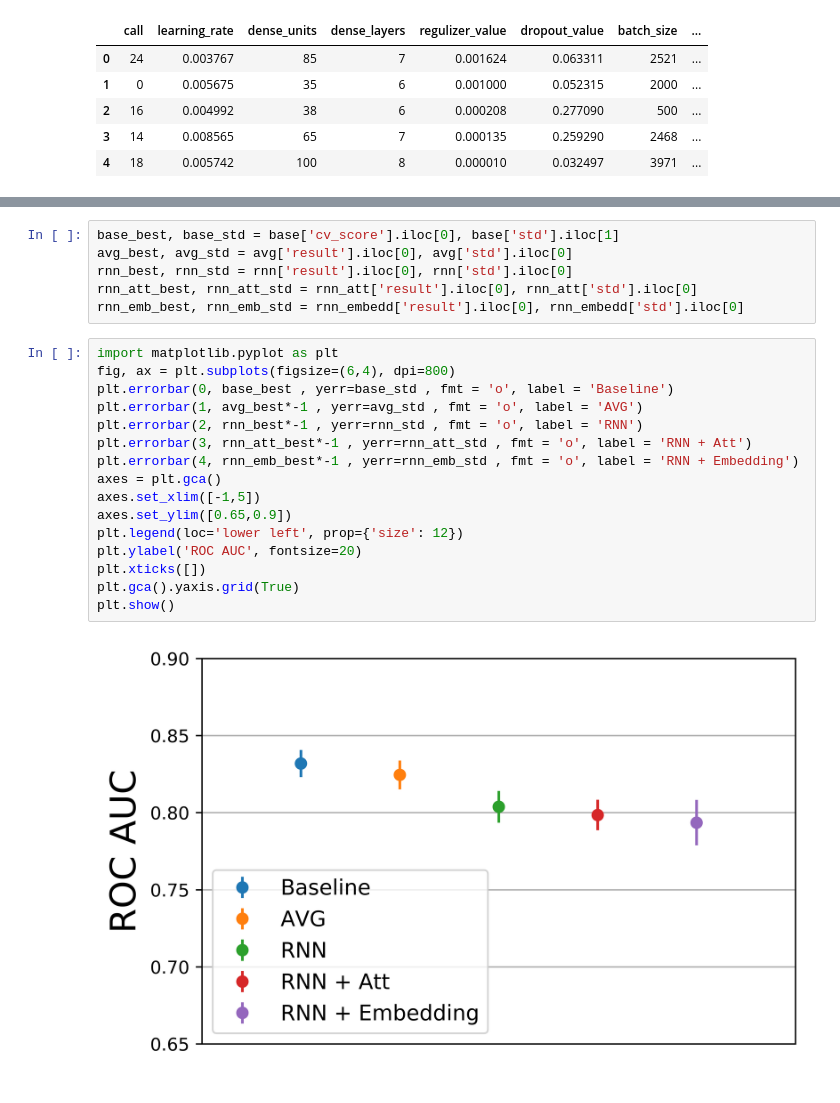
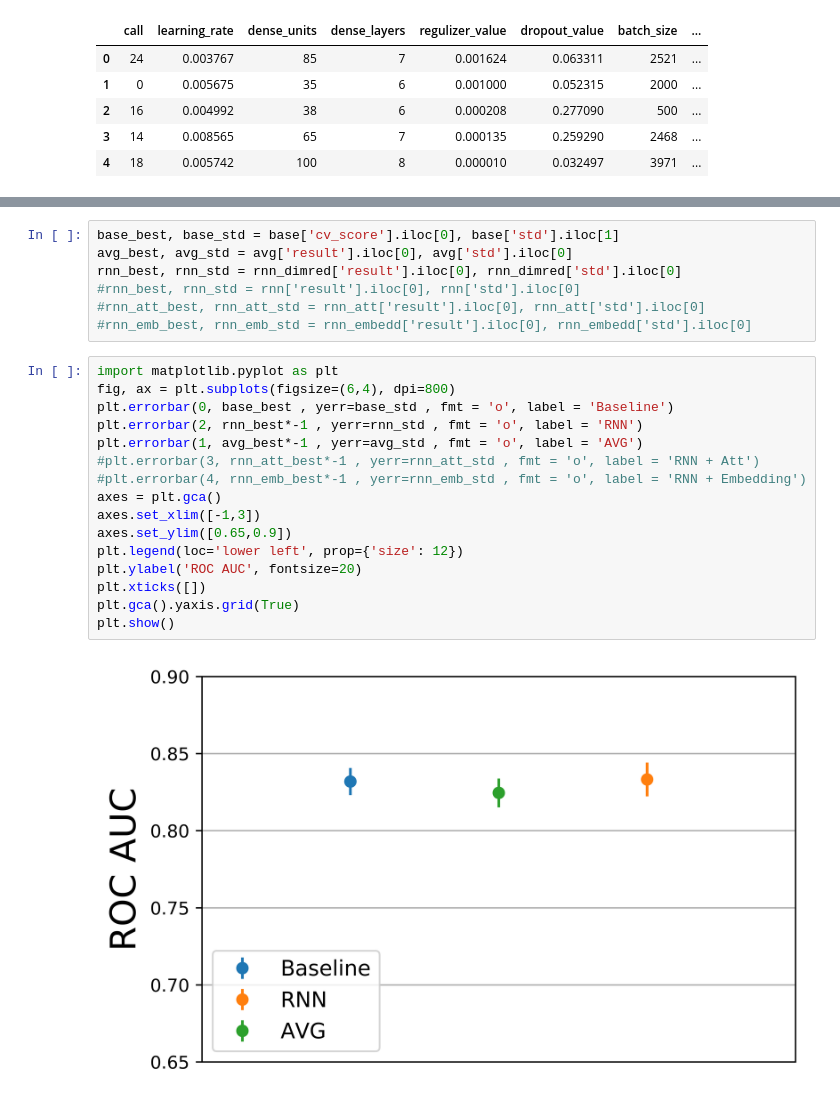
Before and after one commit to llayer/AIErrorLogAnalysis, a Jupyter notebook: training/print_json.ipynb, the cells around one changed output, grey strips where cells are left out. Saved outputs shown, nothing was run; the diff lists cells and outputs as text.

```diff
--- a/training/print_json.ipynb
+++ b/training/print_json.ipynb
@@ -50,24 +70,25 @@ rnn_dimred.head()
 # %%
 base_best, base_std = base['cv_score'].iloc[0], base['std'].iloc[1]
 avg_best, avg_std = avg['result'].iloc[0], avg['std'].iloc[0]
-rnn_best, rnn_std = rnn['result'].iloc[0], rnn['std'].iloc[0]
-rnn_att_best, rnn_att_std = rnn_att['result'].iloc[0], rnn_att['std'].iloc[0]
-rnn_emb_best, rnn_emb_std = rnn_embedd['result'].iloc[0], rnn_embedd['std'].iloc[0]
+rnn_best, rnn_std = rnn_dimred['result'].iloc[0], rnn_dimred['std'].iloc[0]
+#rnn_best, rnn_std = rnn['result'].iloc[0], rnn['std'].iloc[0]
+#rnn_att_best, rnn_att_std = rnn_att['result'].iloc[0], rnn_att['std'].iloc[0]
+#rnn_emb_best, rnn_emb_std = rnn_embedd['result'].iloc[0], rnn_embedd['std'].iloc[0]
 # %%
 import matplotlib.pyplot as plt
 fig, ax = plt.subplots(figsize=(6,4), dpi=800)
 plt.errorbar(0, base_best , yerr=base_std , fmt = 'o', label = 'Baseline')
+plt.errorbar(2, rnn_best*-1 , yerr=rnn_std , fmt = 'o', label = 'RNN')
 plt.errorbar(1, avg_best*-1 , yerr=avg_std , fmt = 'o', label = 'AVG')
-plt.errorbar(2, rnn_best*-1 , yerr=rnn_std , fmt = 'o', label = 'RNN')
-plt.errorbar(3, rnn_att_best*-1 , yerr=rnn_att_std , fmt = 'o', label = 'RNN + Att')
-plt.errorbar(4, rnn_emb_best*-1 , yerr=rnn_emb_std , fmt = 'o', label = 'RNN + Embedding')
+#plt.errorbar(3, rnn_att_best*-1 , yerr=rnn_att_std , fmt = 'o', label = 'RNN + Att')
+#plt.errorbar(4, rnn_emb_best*-1 , yerr=rnn_emb_std , fmt = 'o', label = 'RNN + Embedding')
 axes = plt.gca()
-axes.set_xlim([-1,5])
+axes.set_xlim([-1,3])
 axes.set_ylim([0.65,0.9])
 plt.legend(loc='lower left', prop={'size': 12})
 plt.ylabel('ROC AUC', fontsize=20)
 plt.xticks([])
 plt.gca().yaxis.grid(True)
 plt.show()
 # %% [output]
-[figure, old version]
+[figure, new version]
```
Also changed, not shown: parts of 3 cells of this notebook, 2 other files.
